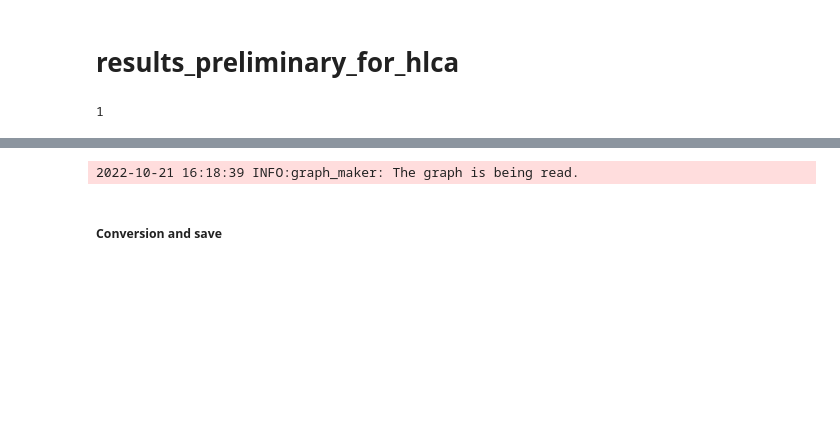
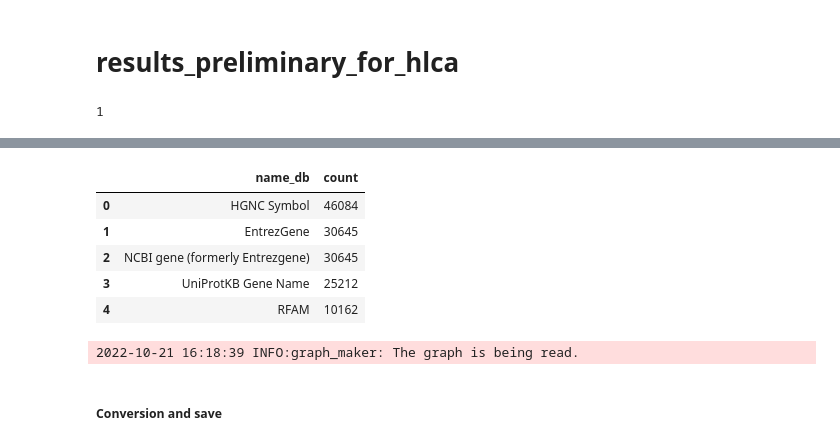
Before and after one commit to theislab/idtrack, a Jupyter notebook: docs/_notebooks/results_preliminary_for_hlca.ipynb, the cells around one changed output, grey strips where cells are left out. Cells and saved outputs as stored; diff of their text form; code cells hidden in the pictures; blank space fills up the shorter version.

```diff
--- a/docs/_notebooks/results_preliminary_for_hlca.ipynb
+++ b/docs/_notebooks/results_preliminary_for_hlca.ipynb
@@ -21,3 +23,20 @@ from idtrack._verbose import logger_config
+# %%
+logging.basicConfig(
+                level=logging.INFO,
+                datefmt="%Y-%m-%d %H:%M:%S",
+                format="%(asctime)s %(levelname)s:%(name)s: %(message)s",
+            )
+local_dir = "/lustre/groups/ml01/workspace/kemal.inecik/idtrack_temp"  # or any other local directory
+dm = DatabaseManager("homo_sapiens", 107, "gene", local_dir, 79)
+# %%
+dm.create_external_db('relevant-database')
+# %% [output]
+|  | name_db | count |
+| 0 | HGNC Symbol | 46084 |
+| 1 | EntrezGene | 30645 |
+| 2 | NCBI gene (formerly Entrezgene) | 30645 |
+| 3 | UniProtKB Gene Name | 25212 |
+| 4 | RFAM | 10162 |
 # %%
 logger_config()
 local_dir = "/lustre/groups/ml01/workspace/kemal.inecik/idtrack_temp"  # or any other local directory
```
Also changed, not shown: parts of 2 cells of this notebook, 5 other files.
